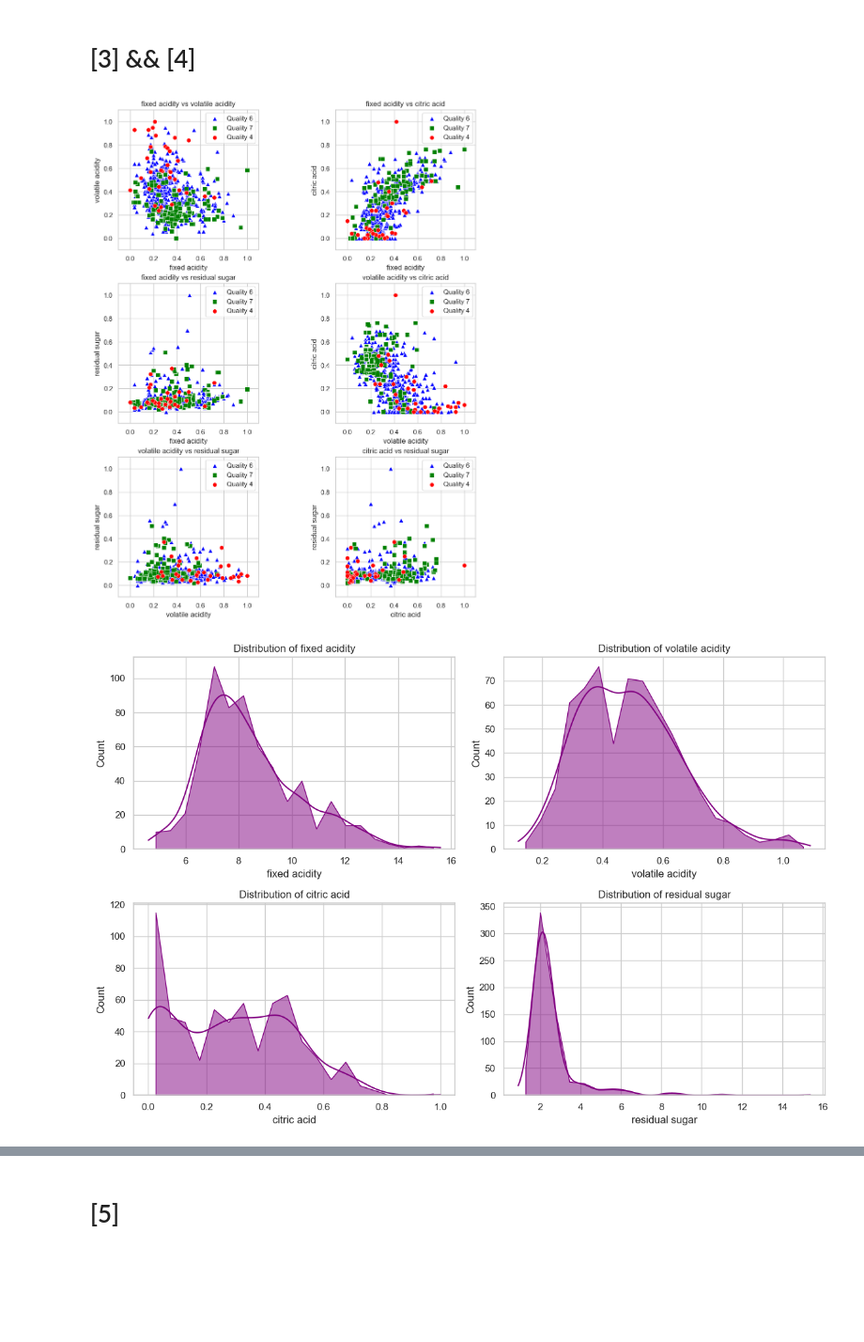
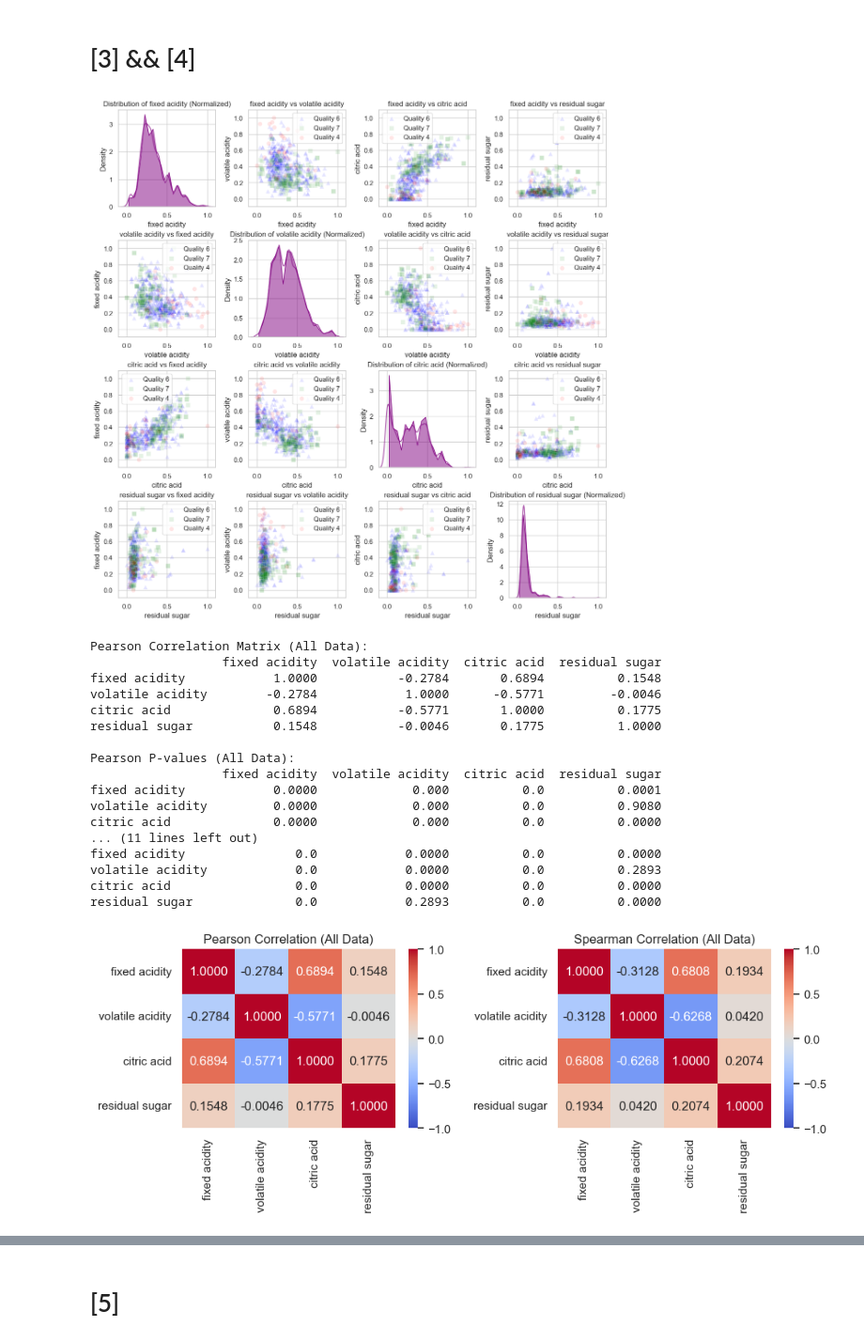
Before and after one commit to MikeV182/statistical-decision-theory, a Jupyter notebook: main.ipynb, the cells around one changed output, grey strips where cells are left out. Shown at 94% size. Cells and saved outputs as stored; diff of their text form; code cells hidden in the pictures; blank space fills up the shorter version.

Commit message:
changed layout to 4x4 in tasks 3 and 4 plots

```diff
--- a/main.ipynb
+++ b/main.ipynb
@@ -70,7 +70,6 @@ class_styles = {
 sns.set_theme(style="whitegrid")
 
 selected_features = ['fixed acidity', 'volatile acidity', 'citric acid', 'residual sugar']
-pairs = list(itertools.combinations(selected_features, 2))
 
 # Нормализация данных, чтобы не было диспропорциональных сторон по типу
 # citric acid 0.0 0.2 0.4 0.6 0.8 1.0 && residual sugar 5 10 15
@@ -78,31 +77,29 @@ df_norm = df.copy()
 for feature in selected_features:
     df_norm[feature] = (df[feature] - df[feature].min()) / (df[feature].max() - df[feature].min())
 
-# Диаграммы рассеяния
-plt.figure(figsize=(10, 12), constrained_layout=True)  # Увеличить высоту для 3 рядов
-for i, (x_feature, y_feature) in enumerate(pairs, 1):
-    ax = plt.subplot(3, 2, i)
-    for quality in df['quality'].unique():
-        subset = df_norm[df_norm['quality'] == quality]
-        sns.scatterplot(data=subset, x=x_feature, y=y_feature,
-                        color=class_styles[quality]['color'],
-                        marker=class_styles[quality]['marker'],
-                        label=f'Quality {quality}', s=50)
-    ax.set_aspect('equal')  # Квадратное соотношение сторон
-    ax.set_xlim(-0.1, 1.1)  # Унифицированный масштаб 0–1
-    ax.set_ylim(-0.1, 1.1)
-    plt.title(f'{x_feature} vs {y_feature}')
-plt.show()
-
-# Гистограммы распределения признаков
-plt.figure(figsize=(12, 8))
-for i, feature in enumerate(selected_features, 1):
-    plt.subplot(2, 2, i)
-    sns.histplot(data=df, x=feature, bins=20,
-                 kde=True, color='purple', alpha=0.5,
-                 element='poly')
-    plt.title(f'Distribution of {feature}')
-plt.tight_layout()
+# Матрица 4x4: рассеяние вне диагонали, гистограммы с KDE на диагонали
+plt.figure(figsize=(12, 12), constrained_layout=True)
+for i, x_feature in enumerate(selected_features):
+    for j, y_feature in enumerate(selected_features):
+        ax = plt.subplot(4, 4, i * 4 + j + 1)
+        if i == j:  # Диагональ: гистограммы с KDE
+            sns.histplot(data=df_norm, x=x_feature, bins=20, color='purple', alpha=0.5,
+                         element='poly', stat='density')
+            sns.kdeplot(data=df_norm, x=x_feature, color='purple', alpha=0.7, bw_adjust=0.5)
+            plt.title(f'Distribution of {x_feature} (Normalized)')
+            plt.xlim(-0.1, 1.1)
+            plt.gca().set_aspect(1.0 / plt.gca().get_data_ratio())
+        else:  # Вне диагонали: диаграммы рассеяния
+            for quality in df['quality'].unique():
+                subset = df_norm[df_norm['quality'] == quality]
+                sns.scatterplot(data=subset, x=x_feature, y=y_feature,
+                                color=class_styles[quality]['color'],
+                                marker=class_styles[quality]['marker'],
+                                label=f'Quality {quality}', s=50, alpha=0.1)
+            ax.set_aspect('equal')  # Квадратное соотношение сторон
+            ax.set_xlim(-0.1, 1.1)  # Унифицированный масштаб 0–1
+            ax.set_ylim(-0.1, 1.1)
+            plt.title(f'{x_feature} vs {y_feature}')
 plt.show()
 
 def compute_correlations(data, features, method='pearson'):
@@ -149,32 +146,49 @@ plt.title('Spearman Correlation (All Data)')
 plt.tight_layout()
 plt.show()
 
 # Вычисление и вывод корреляций для каждого класса
 for quality in df['quality'].unique():
     subset = df[df['quality'] == quality]
     pearson_corr, pearson_pval = compute_correlations(subset, selected_features, method='pearson')
     spearman_corr, spearman_pval = compute_correlations(subset, selected_features, method='spearman')
 
     print(f"\n{'='*50}")
     print(f"Pearson Correlation Matrix (Quality {quality}):")
     print(pearson_corr.round(4))
     print(f"\nPearson P-values (Quality {quality}):")
     print(pearson_pval.round(4))
     print(f"\nSpearman Correlation Matrix (Quality {quality}):")
     print(spearman_corr.round(4))
     print(f"\nSpearman P-values (Quality {quality}):")
     print(spearman_pval.round(4))
 
     # Тепловые карты для каждого класса
     plt.figure(figsize=(10, 4))
     plt.subplot(1, 2, 1)
     sns.heatmap(pearson_corr, annot=True, cmap='coolwarm', vmin=-1, vmax=1, center=0, fmt='.4f')
     plt.title(f'Pearson Correlation (Quality {quality})')
     plt.subplot(1, 2, 2)
     sns.heatmap(spearman_corr, annot=True, cmap='coolwarm', vmin=-1, vmax=1, center=0, fmt='.4f')
     plt.title(f'Spearman Correlation (Quality {quality})')
     plt.tight_layout()
     plt.show()
 # %% [output]
-[figure, old version]
+[figure, new version]
+Pearson Correlation Matrix (All Data):
+                  fixed acidity  volatile acidity  citric acid  residual sugar
+fixed acidity            1.0000           -0.2784       0.6894          0.1548
+volatile acidity        -0.2784            1.0000      -0.5771         -0.0046
+citric acid              0.6894           -0.5771       1.0000          0.1775
+residual sugar           0.1548           -0.0046       0.1775          1.0000
+
+Pearson P-values (All Data):
+                  fixed acidity  volatile acidity  citric acid  residual sugar
+fixed acidity            0.0000             0.000          0.0          0.0001
+volatile acidity         0.0000             0.000          0.0          0.9080
+citric acid              0.0000             0.000          0.0          0.0000
+... (11 lines left out)
+fixed acidity               0.0            0.0000          0.0          0.0000
+volatile acidity            0.0            0.0000          0.0          0.2893
+citric acid                 0.0            0.0000          0.0          0.0000
+residual sugar              0.0            0.2893          0.0          0.0000
-[figure, old version]
+[figure, new version]
```
Also changed, not shown: parts of 1 cell of this notebook, 1 other file.
